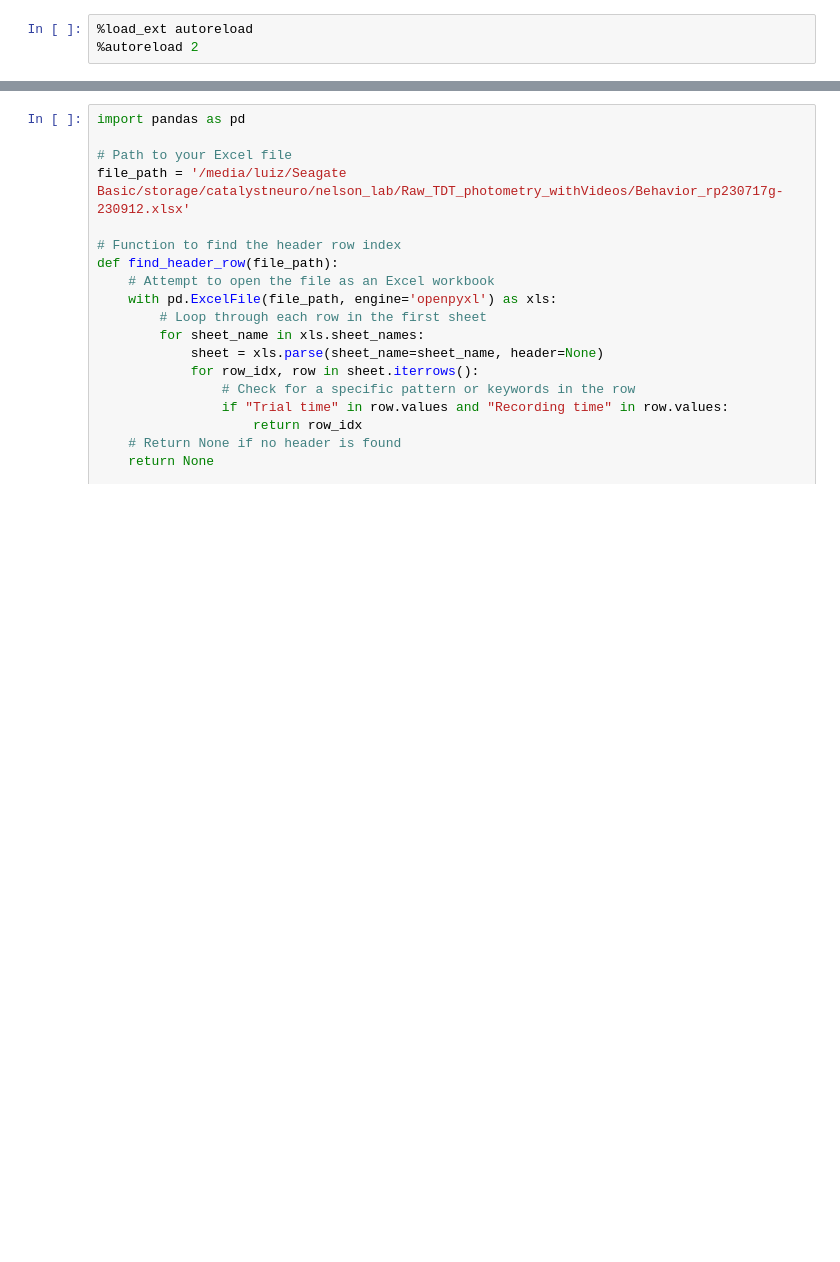
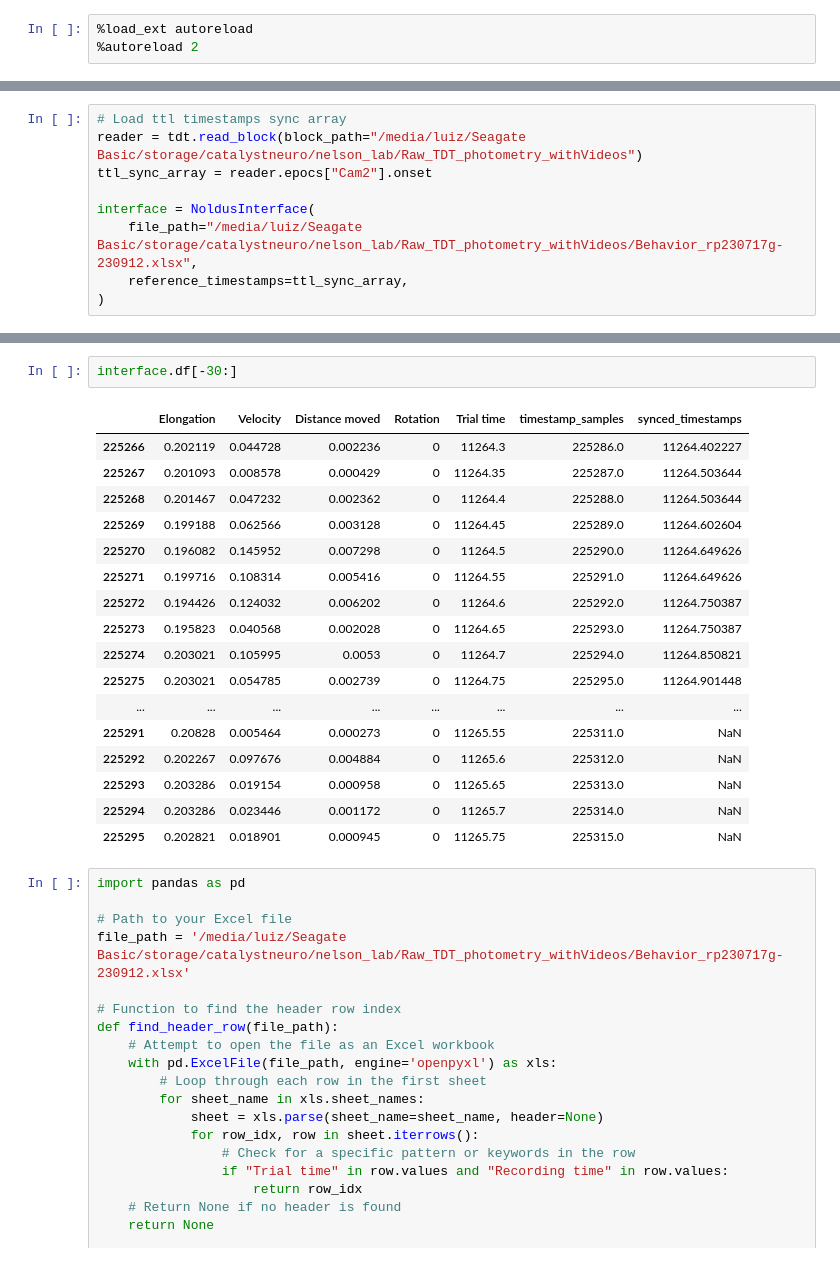
Before and after one commit to catalystneuro/nelson-lab-to-nwb, a Jupyter notebook: examples/convert_noldus.ipynb, the cells around one changed output, grey strips where cells are left out. Drawn from its saved outputs; the diff is of its cells as text; blank space fills up the shorter version.

Commit message:
new interfaces

```diff
--- a/examples/convert_noldus.ipynb
+++ b/examples/convert_noldus.ipynb
@@ -3,0 +7,9 @@
+# %%
+# Load ttl timestamps sync array
+reader = tdt.read_block(block_path="/media/luiz/Seagate Basic/storage/catalystneuro/nelson_lab/Raw_TDT_photometry_withVideos")
+ttl_sync_array = reader.epocs["Cam2"].onset
+
+interface = NoldusInterface(
+    file_path="/media/luiz/Seagate Basic/storage/catalystneuro/nelson_lab/Raw_TDT_photometry_withVideos/Behavior_rp230717g-230912.xlsx",
+    reference_timestamps=ttl_sync_array,
+)
@@ -4,3 +44,23 @@
+# %%
+interface.df[-30:]
+# %% [output]
+|  | Elongation | Velocity | Distance moved | Rotation | Trial time | timestamp_samples | synced_timestamps |
+| 225266 | 0.202119 | 0.044728 | 0.002236 | 0 | 11264.3 | 225286.0 | 11264.402227 |
+| 225267 | 0.201093 | 0.008578 | 0.000429 | 0 | 11264.35 | 225287.0 | 11264.503644 |
+| 225268 | 0.201467 | 0.047232 | 0.002362 | 0 | 11264.4 | 225288.0 | 11264.503644 |
+| 225269 | 0.199188 | 0.062566 | 0.003128 | 0 | 11264.45 | 225289.0 | 11264.602604 |
+| 225270 | 0.196082 | 0.145952 | 0.007298 | 0 | 11264.5 | 225290.0 | 11264.649626 |
+| 225271 | 0.199716 | 0.108314 | 0.005416 | 0 | 11264.55 | 225291.0 | 11264.649626 |
+| 225272 | 0.194426 | 0.124032 | 0.006202 | 0 | 11264.6 | 225292.0 | 11264.750387 |
+| 225273 | 0.195823 | 0.040568 | 0.002028 | 0 | 11264.65 | 225293.0 | 11264.750387 |
+| 225274 | 0.203021 | 0.105995 | 0.0053 | 0 | 11264.7 | 225294.0 | 11264.850821 |
+| 225275 | 0.203021 | 0.054785 | 0.002739 | 0 | 11264.75 | 225295.0 | 11264.901448 |
+| ... | ... | ... | ... | ... | ... | ... | ... |
+| 225291 | 0.20828 | 0.005464 | 0.000273 | 0 | 11265.55 | 225311.0 | NaN |
+| 225292 | 0.202267 | 0.097676 | 0.004884 | 0 | 11265.6 | 225312.0 | NaN |
+| 225293 | 0.203286 | 0.019154 | 0.000958 | 0 | 11265.65 | 225313.0 | NaN |
+| 225294 | 0.203286 | 0.023446 | 0.001172 | 0 | 11265.7 | 225314.0 | NaN |
+| 225295 | 0.202821 | 0.018901 | 0.000945 | 0 | 11265.75 | 225315.0 | NaN |
 # %%
 import pandas as pd
 
```
Also changed, not shown: parts of 3 cells of this notebook, 20 other files.
